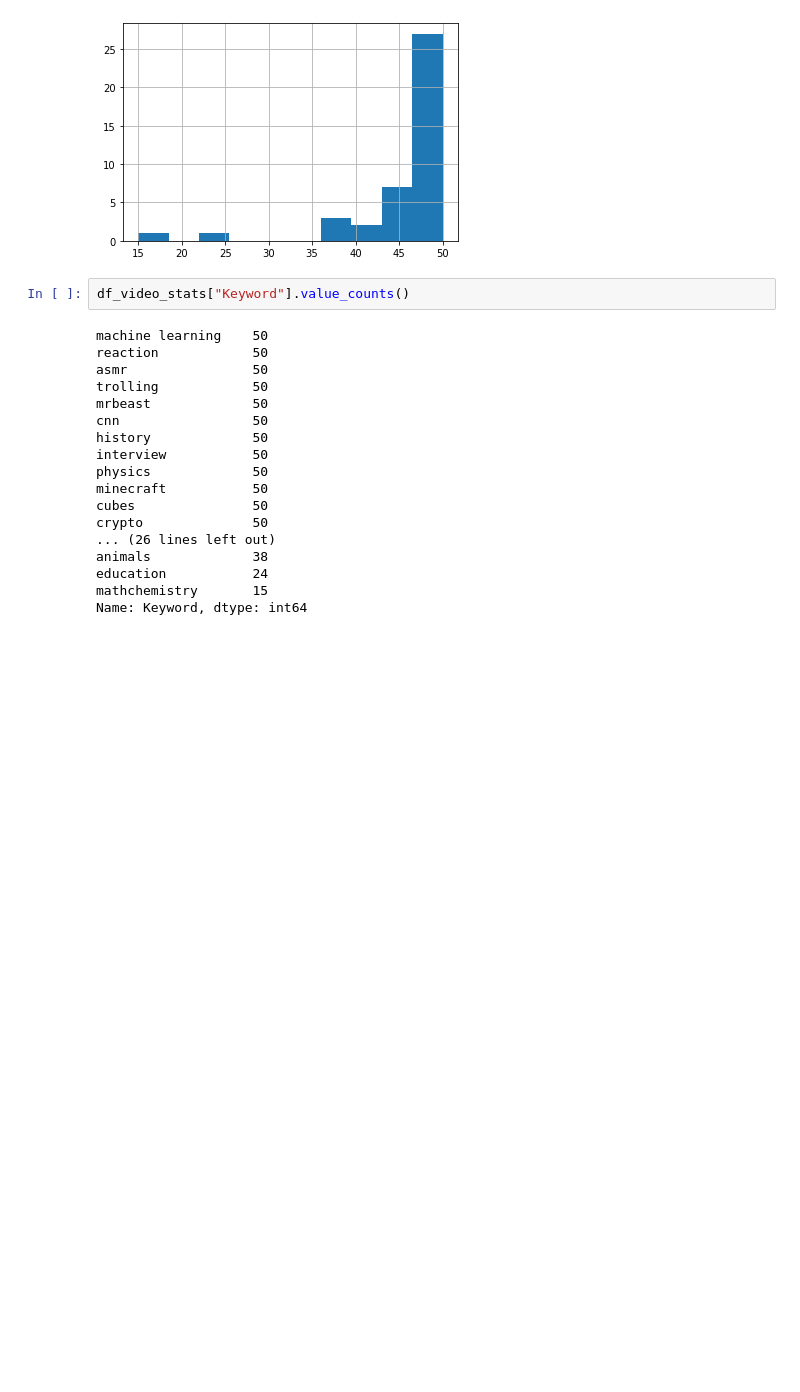
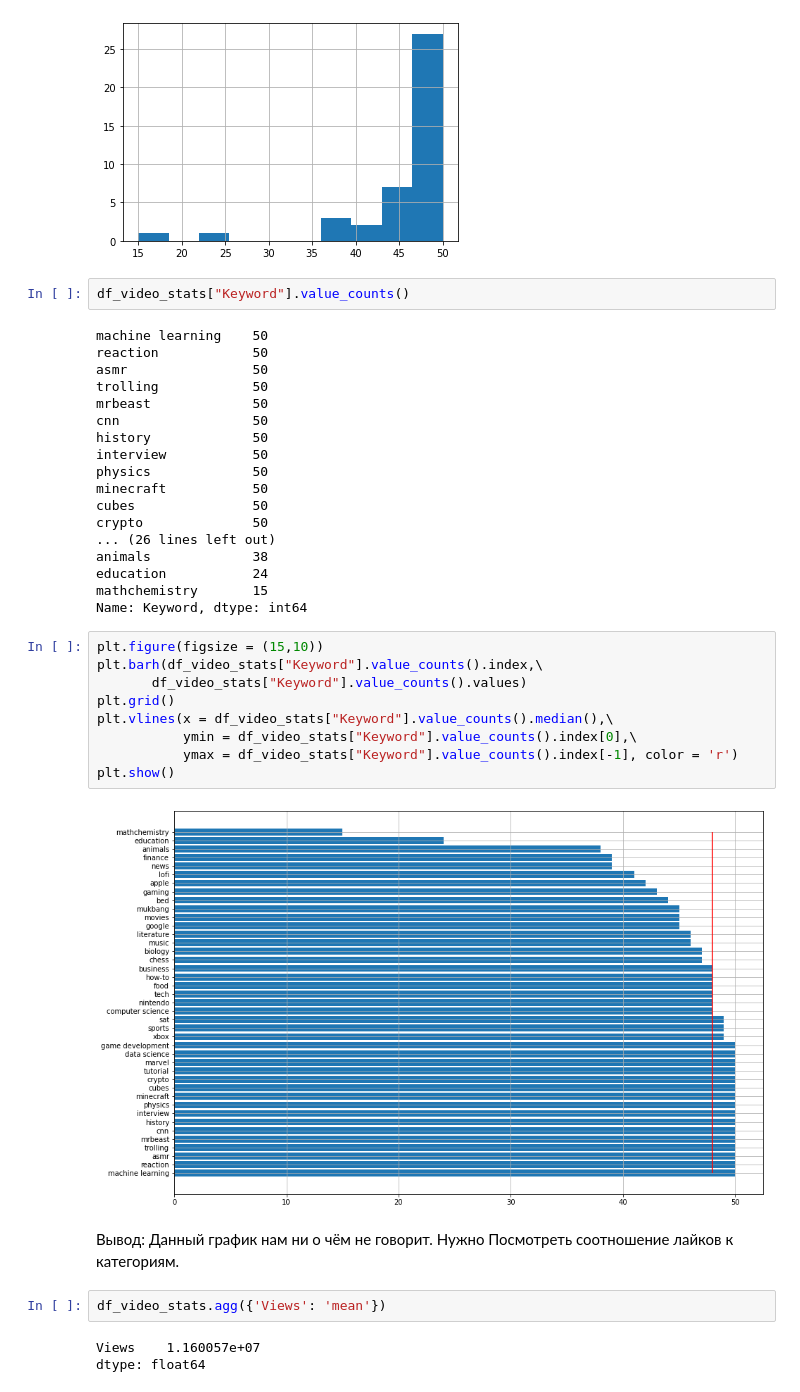
Before and after one commit to MATEMATNKx/YouTubeStats, a Jupyter notebook: youtube_statistics.ipynb, the cells around one changed output. Cells and saved outputs as stored; diff of their text form; blank space fills up the shorter version.

```diff
--- a/youtube_statistics.ipynb
+++ b/youtube_statistics.ipynb
@@ -123,3 +99,21 @@ animals             38
 education           24
 mathchemistry       15
 Name: Keyword, dtype: int64
+# %%
+plt.figure(figsize = (15,10))
+plt.barh(df_video_stats["Keyword"].value_counts().index,\
+       df_video_stats["Keyword"].value_counts().values)
+plt.grid()
+plt.vlines(x = df_video_stats["Keyword"].value_counts().median(),\
+           ymin = df_video_stats["Keyword"].value_counts().index[0],\
+           ymax = df_video_stats["Keyword"].value_counts().index[-1], color = 'r')
+plt.show()
+# %% [output]
+[figure, added]
+# %% [markdown]
+Вывод: Данный график нам ни о чём не говорит. Нужно Посмотреть соотношение лайков к категориям.
+# %%
+df_video_stats.agg({'Views': 'mean'})
+# %% [output]
+Views    1.160057e+07
+dtype: float64
```
Also changed, not shown: parts of 10 cells of this notebook.
